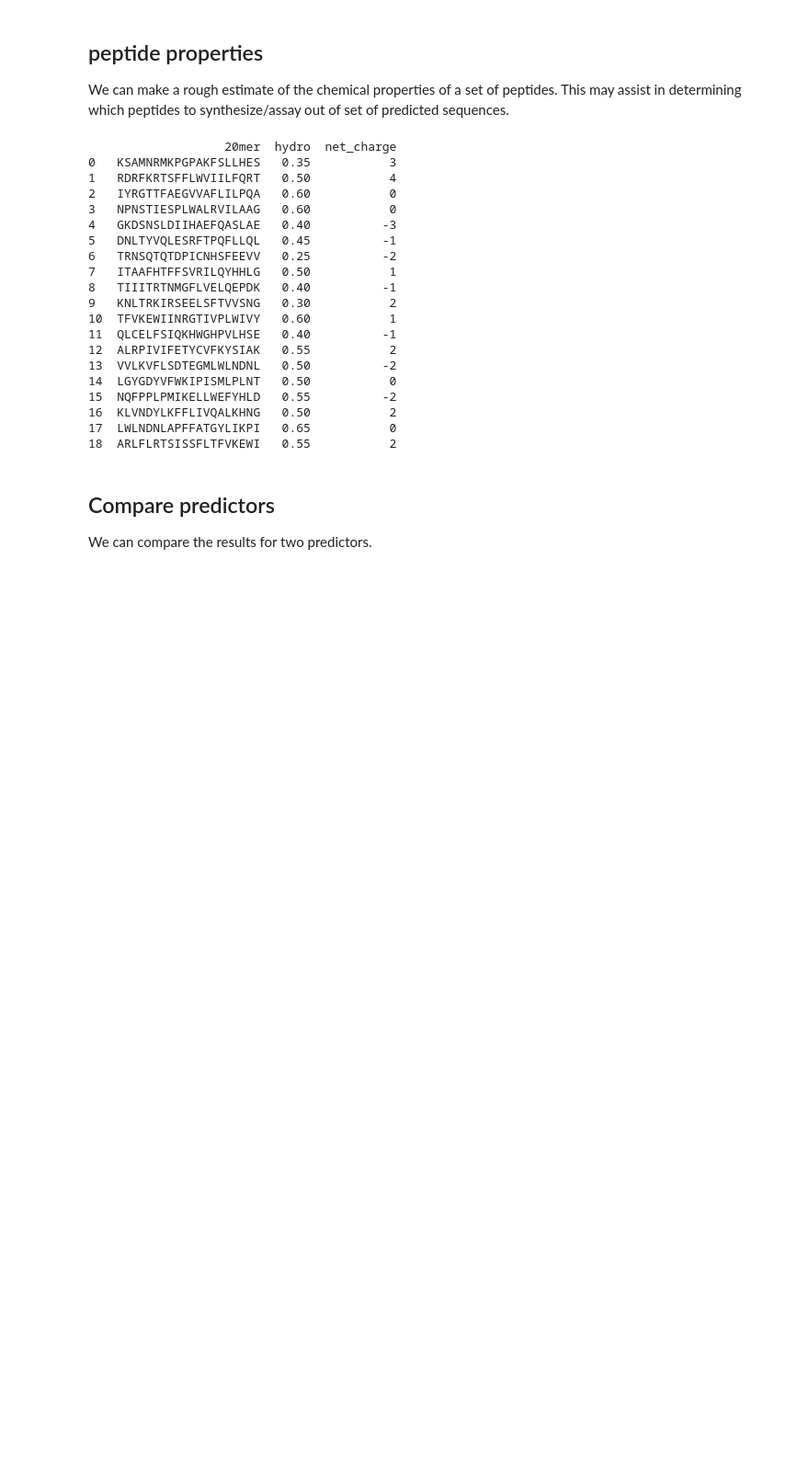
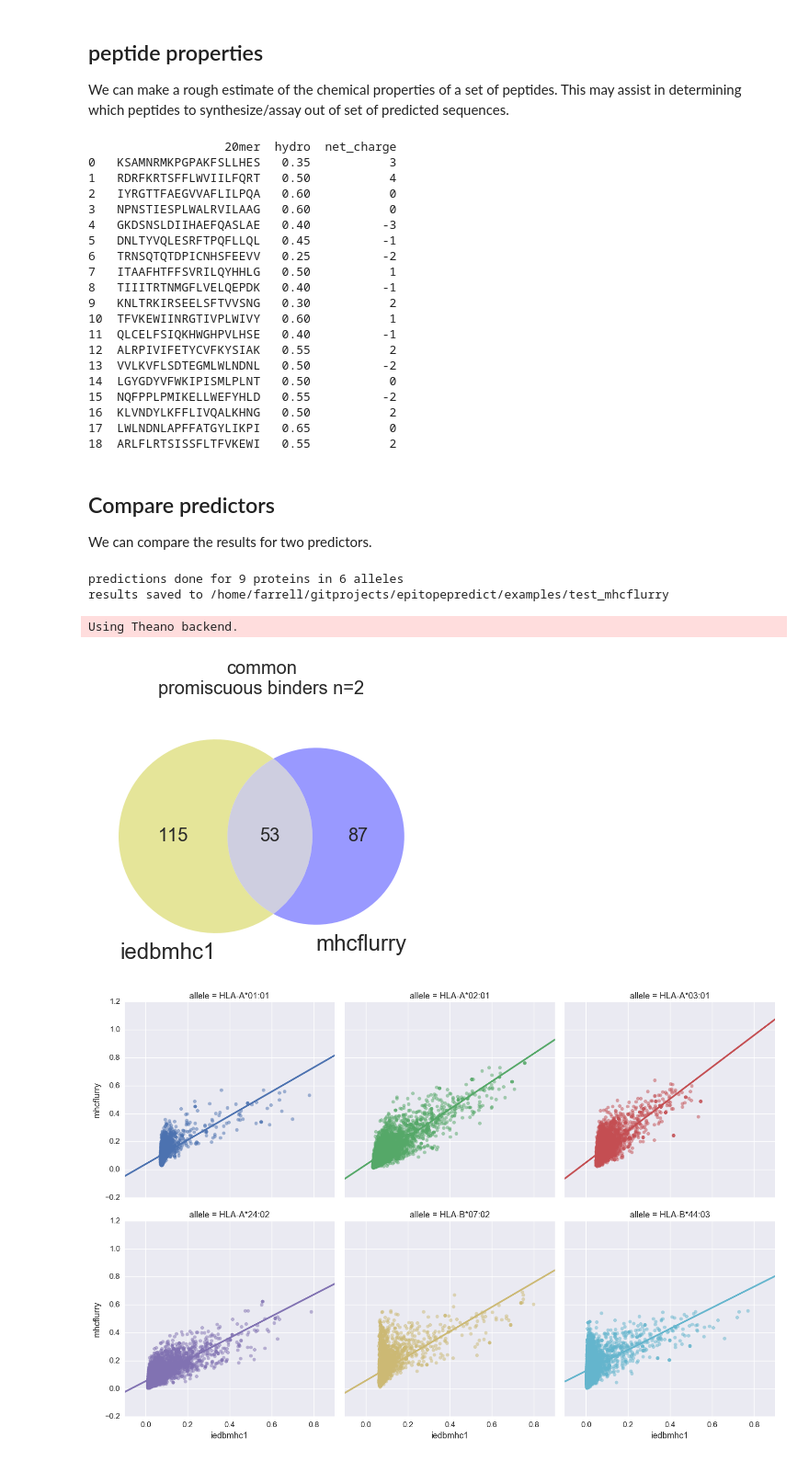
Before and after one commit to dmnfarrell/epitopepredict, a Jupyter notebook: examples/basics.ipynb, the cells around one changed output. Shown at 92% size. Saved outputs shown, nothing was run; the diff lists cells and outputs as text; code cells hidden in the pictures; blank space fills up the shorter version.

```diff
--- a/examples/basics.ipynb
+++ b/examples/basics.ipynb
@@ -249,8 +250,14 @@ We can compare the results for two predictors.
 # %%
 #create another mhcflurry predictor and compare it to the iedb mhc1 results
 reload(ep)
-Pf = ep.getPredictor('mhcflurry')
+Pf = ep.get_predictor('mhcflurry')
 savepath1='test_mhcflurry'
 Pf.predictProteins(zaire,length=11,alleles=alleles,path=savepath1,overwrite=False)
 Pf.load(path=savepath1)
 ep.compare_predictors(Pi, Pf, cutoff=5)
+# %% [output]
+predictions done for 9 proteins in 6 alleles
+results saved to /home/farrell/gitprojects/epitopepredict/examples/test_mhcflurry
+Using Theano backend.
+[figure, added]
+[figure, added]
```
Also changed, not shown: parts of 7 cells of this notebook, 4 other files.
